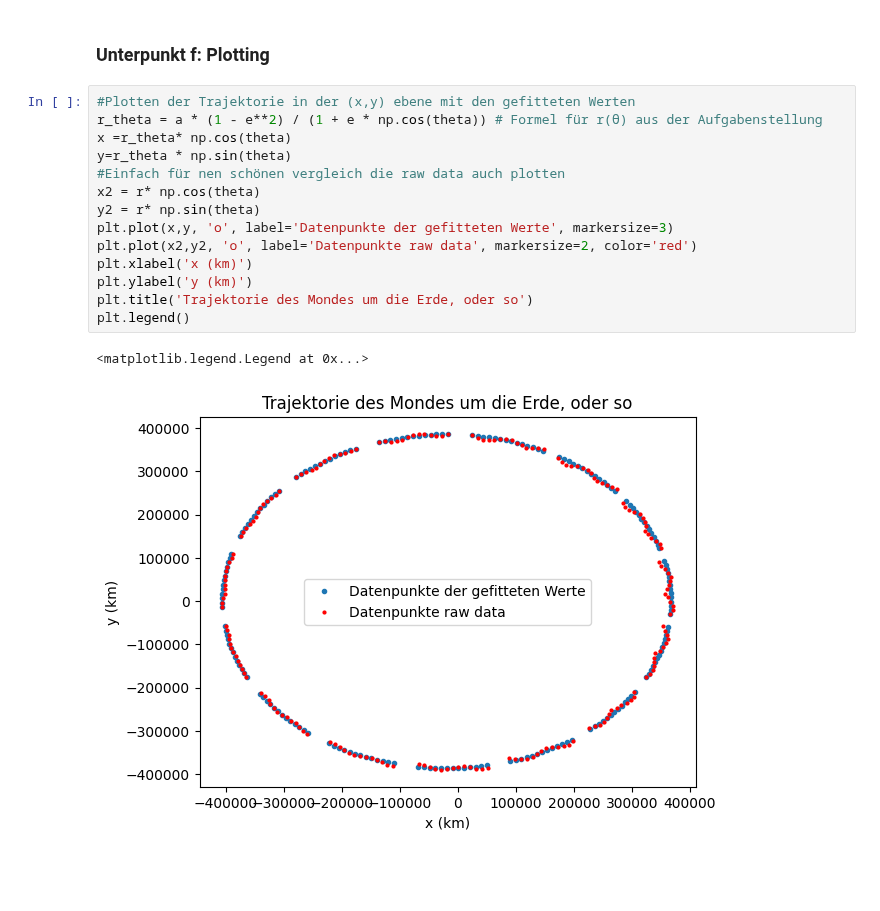
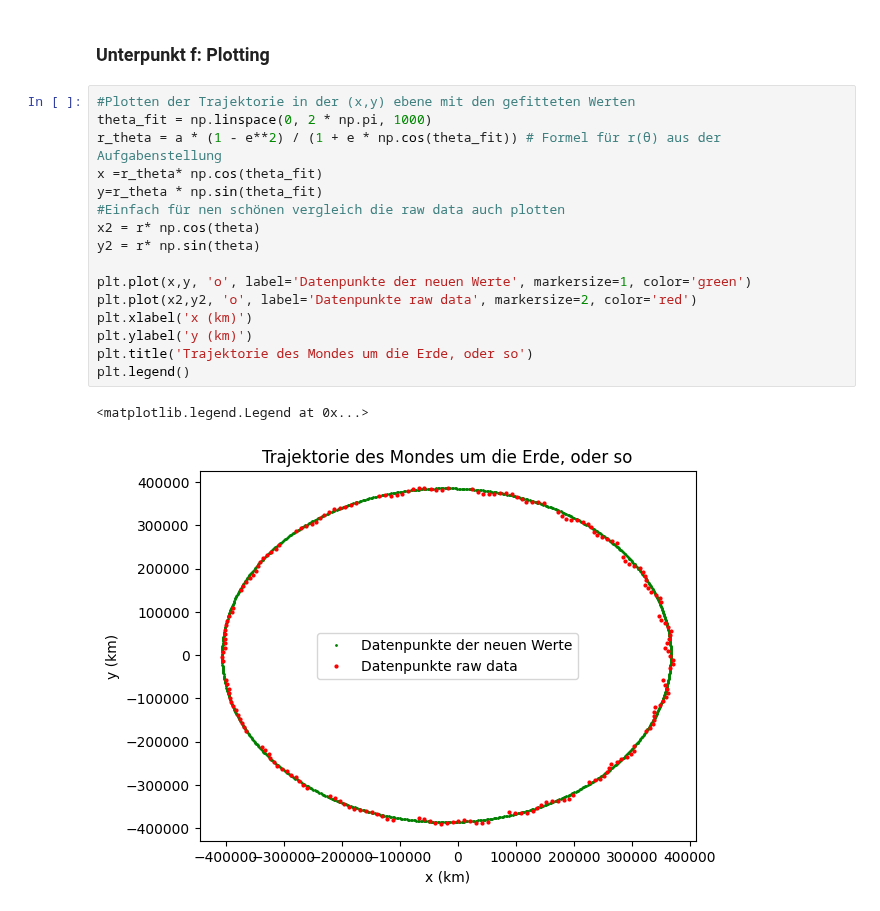
Before and after one commit to OverAmpJinx/CompPhyWS25, a Jupyter notebook: Assignment1/1.1twobodytrajectory.ipynb, the cells around one changed output. Cells and saved outputs as stored; diff of their text form; blank space fills up the shorter version.

```diff
--- a/Assignment1/1.1twobodytrajectory.ipynb
+++ b/Assignment1/1.1twobodytrajectory.ipynb
@@ -119,18 +119,20 @@ Größe Hablachse a = 386497.113106 km
 ### Unterpunkt f: Plotting
 # %%
 #Plotten der Trajektorie in der (x,y) ebene mit den gefitteten Werten
-r_theta = a * (1 - e**2) / (1 + e * np.cos(theta)) # Formel für r(θ) aus der Aufgabenstellung
-x =r_theta* np.cos(theta)
-y=r_theta * np.sin(theta)
+theta_fit = np.linspace(0, 2 * np.pi, 1000)
+r_theta = a * (1 - e**2) / (1 + e * np.cos(theta_fit)) # Formel für r(θ) aus der Aufgabenstellung
+x =r_theta* np.cos(theta_fit)
+y=r_theta * np.sin(theta_fit)
 #Einfach für nen schönen vergleich die raw data auch plotten
 x2 = r* np.cos(theta)
 y2 = r* np.sin(theta)
-plt.plot(x,y, 'o', label='Datenpunkte der gefitteten Werte', markersize=3)
+
+plt.plot(x,y, 'o', label='Datenpunkte der neuen Werte', markersize=1, color='green')
 plt.plot(x2,y2, 'o', label='Datenpunkte raw data', markersize=2, color='red')
 plt.xlabel('x (km)')
 plt.ylabel('y (km)')
 plt.title('Trajektorie des Mondes um die Erde, oder so')
 plt.legend()
 # %% [output]
 <matplotlib.legend.Legend at 0x...>
-[figure, old version]
+[figure, new version]
```
Also changed, not shown: parts of 1 cell of this notebook.
